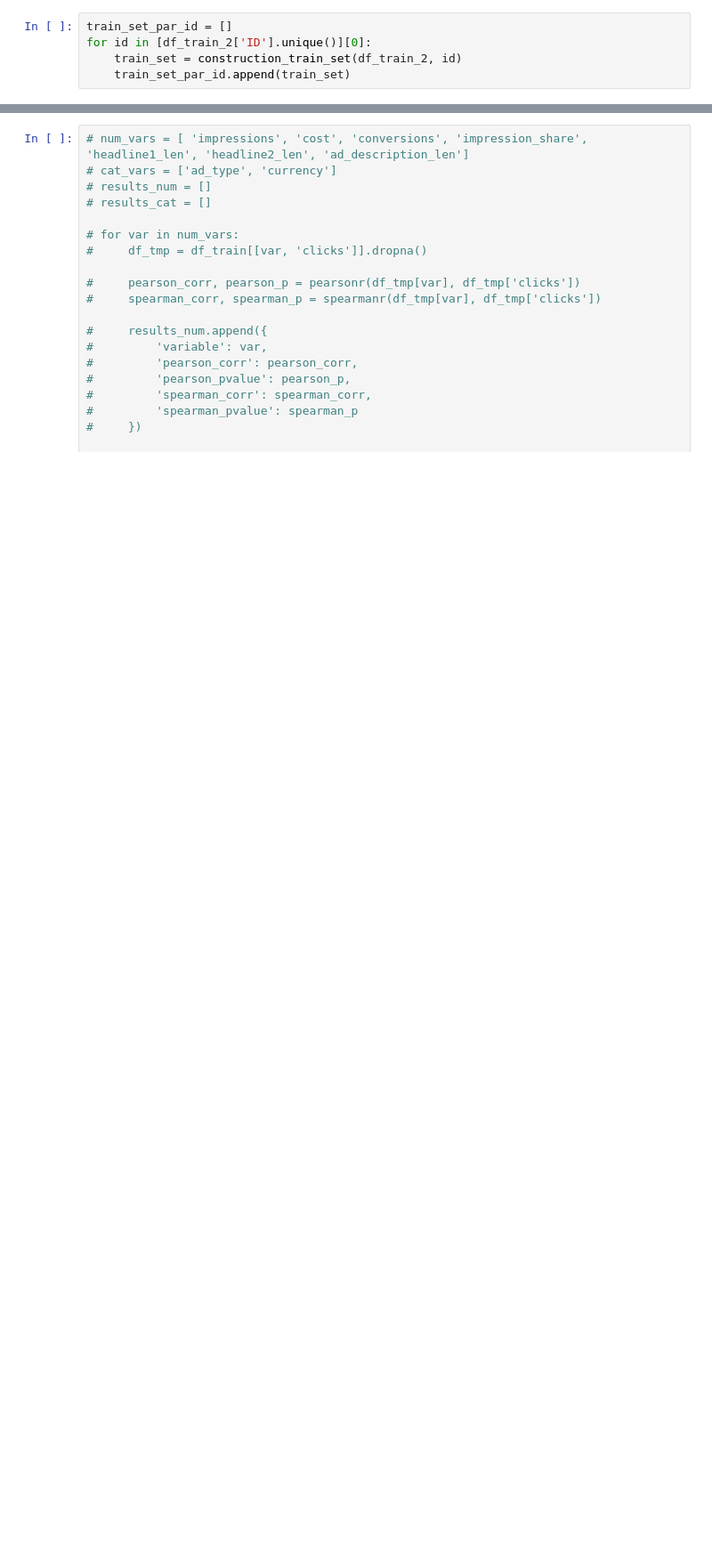
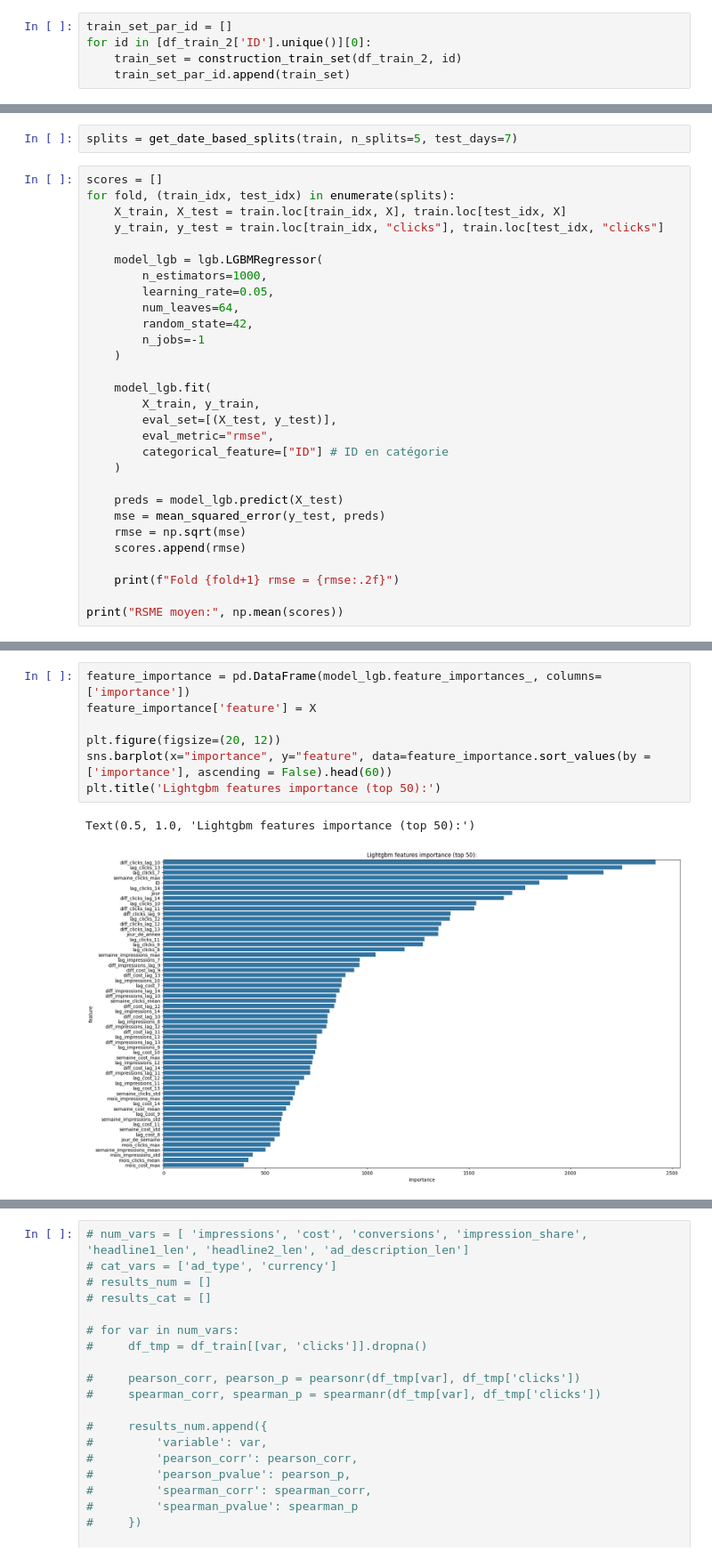
Before and after one commit to JOREL531/projet_deep_learning, a Jupyter notebook: src/notebook.ipynb, the cells around one changed output, grey strips where cells are left out. Shown at 89% size. Cells and saved outputs as stored; diff of their text form; blank space fills up the shorter version.

```diff
--- a/src/notebook.ipynb
+++ b/src/notebook.ipynb
@@ -395,0 +430,31 @@ train
+# %%
+splits = get_date_based_splits(train, n_splits=5, test_days=7)
+# %%
+scores = []
+for fold, (train_idx, test_idx) in enumerate(splits):
+    X_train, X_test = train.loc[train_idx, X], train.loc[test_idx, X]
+    y_train, y_test = train.loc[train_idx, "clicks"], train.loc[test_idx, "clicks"]
+
+    model_lgb = lgb.LGBMRegressor(
+        n_estimators=1000,
+        learning_rate=0.05,
+        num_leaves=64,
+        random_state=42,
+        n_jobs=-1
+    )
+
+    model_lgb.fit(
+        X_train, y_train,
+        eval_set=[(X_test, y_test)],
+        eval_metric="rmse",
+        categorical_feature=["ID"] # ID en catégorie
+    )
+
+    preds = model_lgb.predict(X_test)
+    mse = mean_squared_error(y_test, preds)
+    rmse = np.sqrt(mse)
+    scores.append(rmse)
+
+    print(f"Fold {fold+1} rmse = {rmse:.2f}")
+
+print("RSME moyen:", np.mean(scores))
@@ -395,0 +479,10 @@ train
+# %%
+feature_importance = pd.DataFrame(model_lgb.feature_importances_, columns=['importance'])
+feature_importance['feature'] = X
+
+plt.figure(figsize=(20, 12))
+sns.barplot(x="importance", y="feature", data=feature_importance.sort_values(by = ['importance'], ascending = False).head(60))
+plt.title('Lightgbm features importance (top 50):')
+# %% [output]
+Text(0.5, 1.0, 'Lightgbm features importance (top 50):')
+[figure, added]
```
Also changed, not shown: parts of 11 cells of this notebook, 2 other files.
